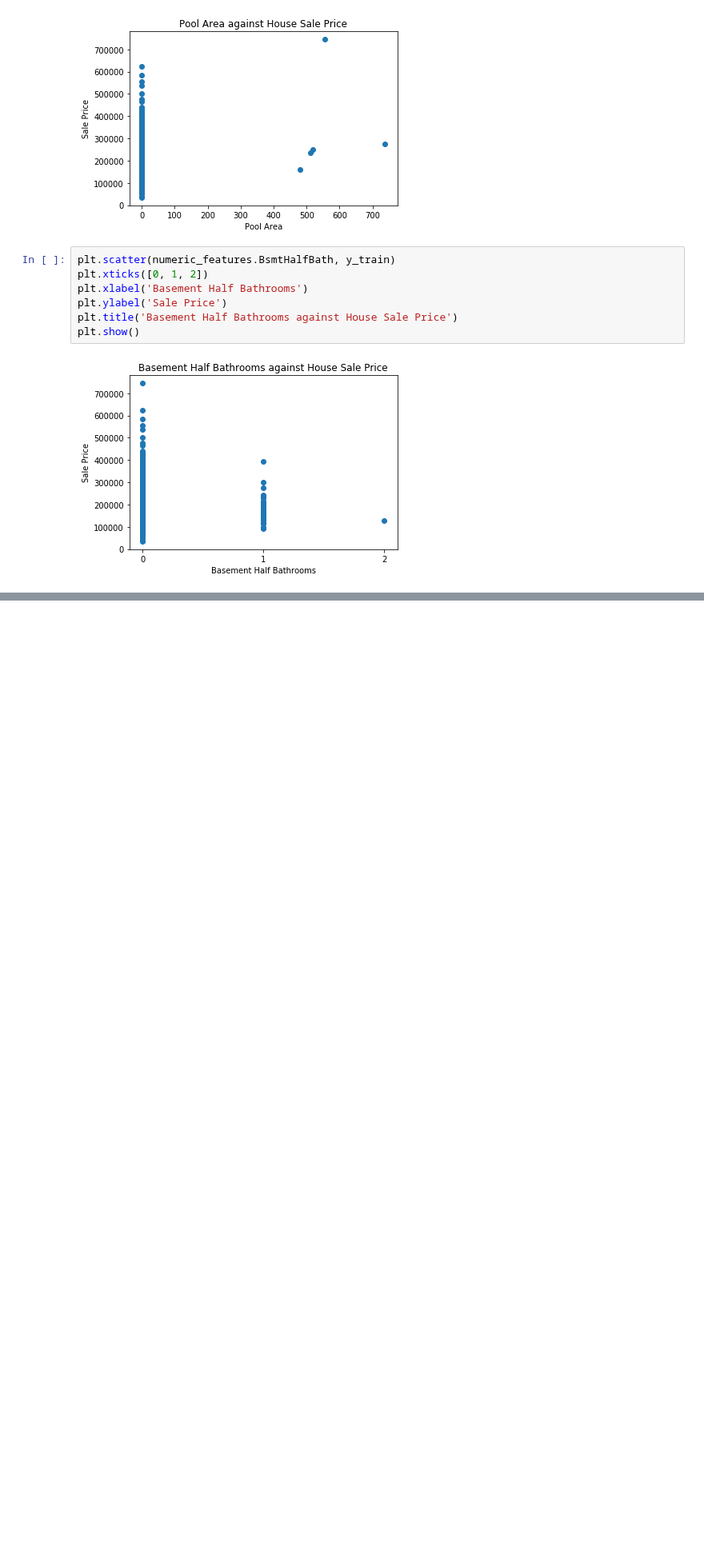
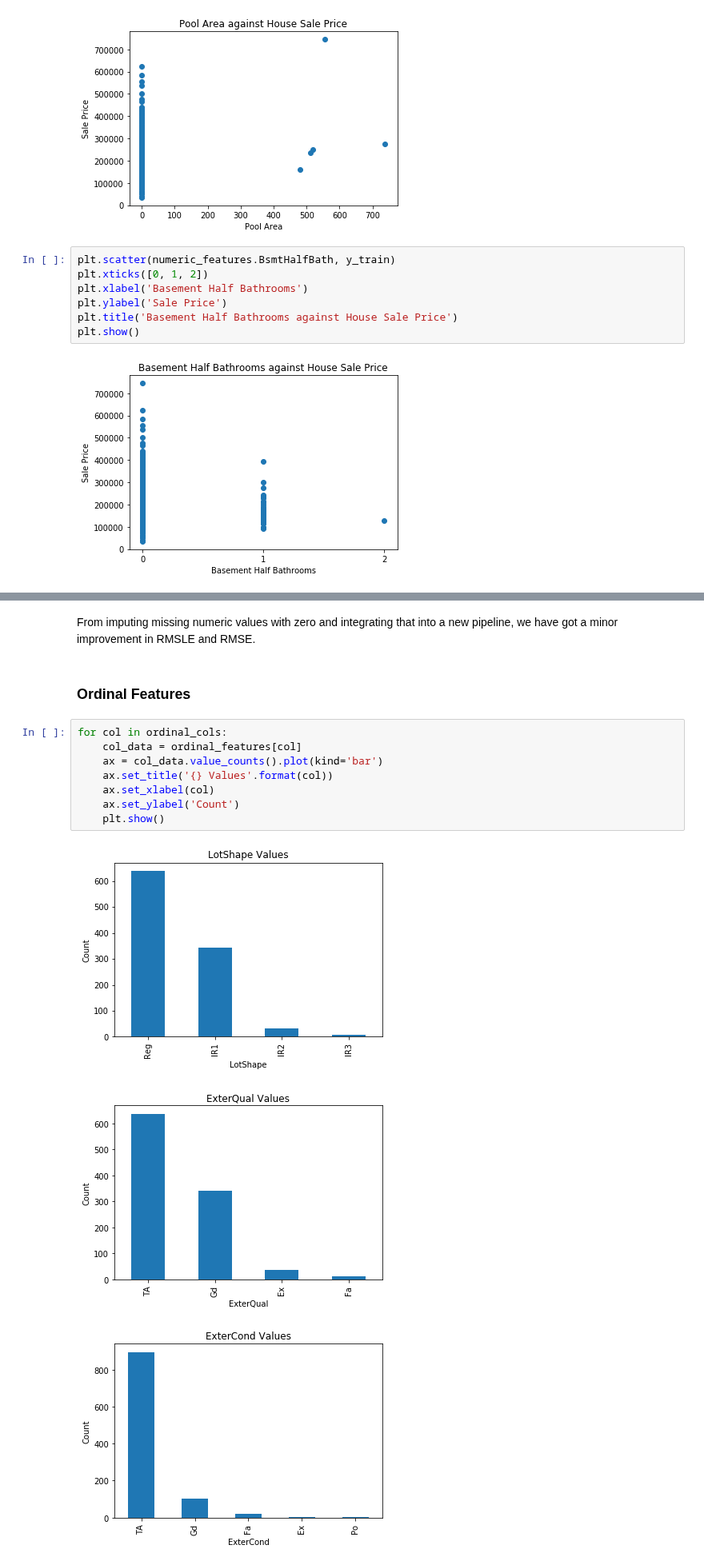
Before and after one commit to Ryan95Z/ml-house-prices, a Jupyter notebook: notebooks/4. Feature Engineering v2.ipynb, the cells around one changed output, grey strips where cells are left out. Shown at 80% size. Cells and saved outputs as stored; diff of their text form; blank space fills up the shorter version.

Commit message:
started to go through the ordinal data to figure out what can be removed and what is a better value to impute missing data

```diff
--- a/notebooks/4. Feature Engineering v2.ipynb
+++ b/notebooks/4. Feature Engineering v2.ipynb
@@ -364,0 +441,16 @@ Out of the numeric feautres, I will remove `BsmtHalfBath`, `PoolArea1` and `Kitc
+# %% [markdown]
+From imputing missing numeric values with zero and integrating that into a new pipeline, we have got a minor improvement in RMSLE and RMSE.
+# %% [markdown]
+### Ordinal Features
+# %%
+for col in ordinal_cols:
+    col_data = ordinal_features[col]
+    ax = col_data.value_counts().plot(kind='bar')
+    ax.set_title('{} Values'.format(col))
+    ax.set_xlabel(col)
+    ax.set_ylabel('Count')
+    plt.show()
+# %% [output]
+[figure, added]
+[figure, added]
+[figure, added]
```
Also changed, not shown: parts of 16 cells of this notebook.
